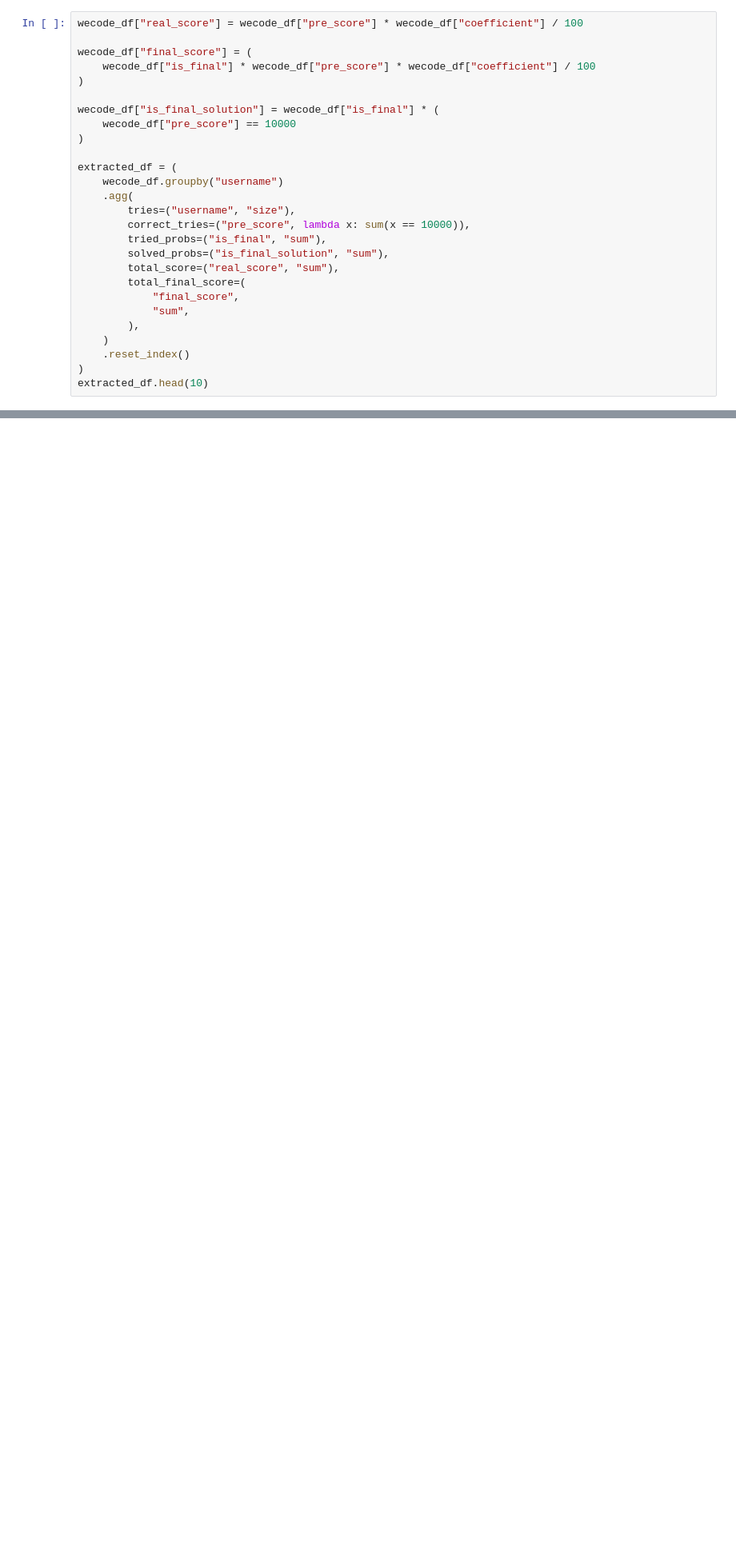
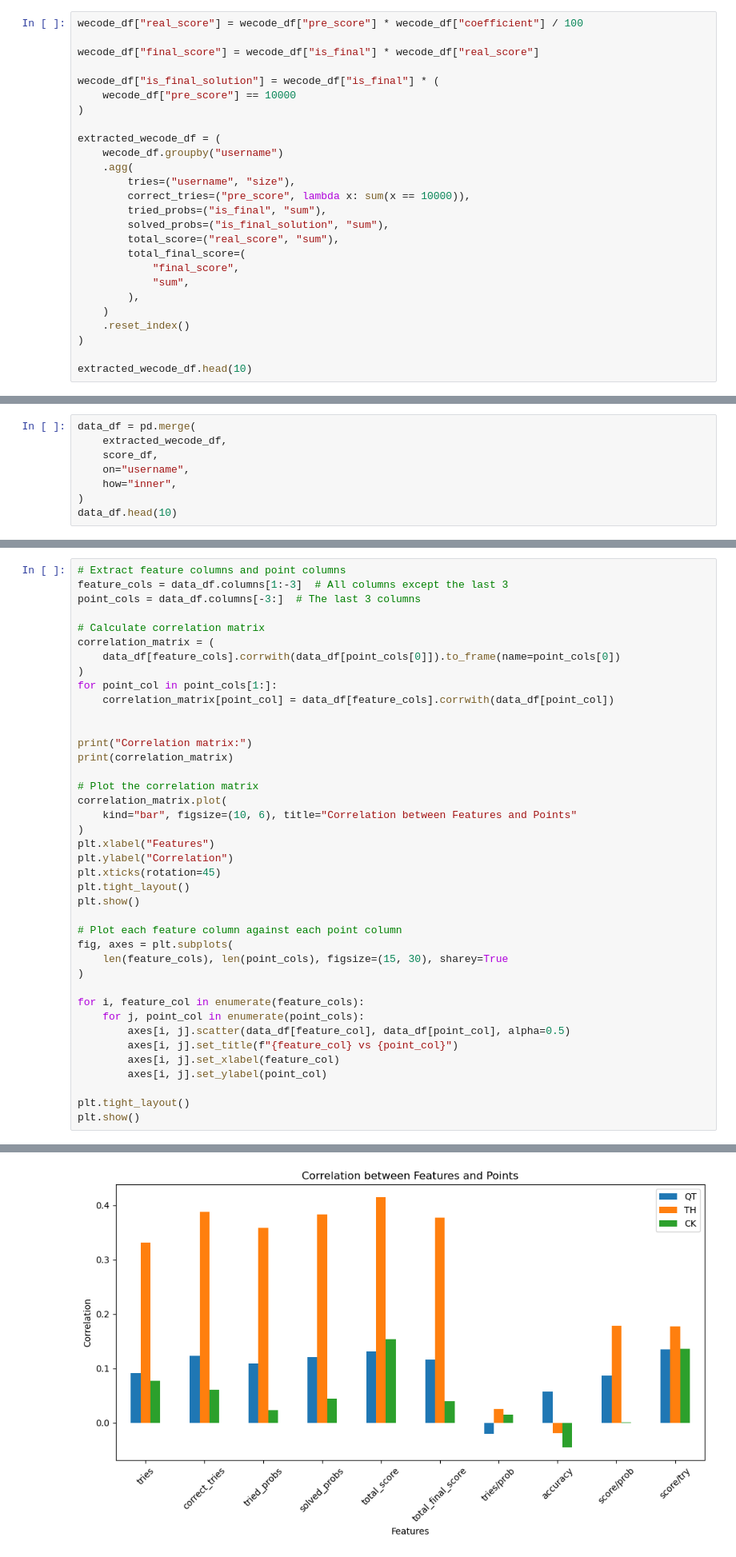
Before and after one commit to huapogba/may-hoc, a Jupyter notebook: wecode_prediction/23520199.ipynb, the cells around one changed output, grey strips where cells are left out. Shown at 80% size. Saved outputs shown, nothing was run; the diff lists cells and outputs as text; blank space fills up the shorter version.

```diff
--- a/wecode_prediction/23520199.ipynb
+++ b/wecode_prediction/23520199.ipynb
@@ -282,15 +286,13 @@ Thế nhưng, những đặc trưng đó chưa đủ để đánh giá năng l
 # %%
 wecode_df["real_score"] = wecode_df["pre_score"] * wecode_df["coefficient"] / 100
 
-wecode_df["final_score"] = (
-    wecode_df["is_final"] * wecode_df["pre_score"] * wecode_df["coefficient"] / 100
-)
+wecode_df["final_score"] = wecode_df["is_final"] * wecode_df["real_score"]
 
 wecode_df["is_final_solution"] = wecode_df["is_final"] * (
     wecode_df["pre_score"] == 10000
 )
 
-extracted_df = (
+extracted_wecode_df = (
     wecode_df.groupby("username")
     .agg(
         tries=("username", "size"),
@@ -305,7 +307,8 @@ extracted_df = (
     )
     .reset_index()
 )
-extracted_df.head(10)
+
+extracted_wecode_df.head(10)
 # %% [output]
 |  | username | tries | correct_tries | tried_probs | solved_probs | total_score | total_final_score |
 | 0 | 00b6dd4fc7eb817e03708c532016ef30c... | 147 | 54 | 46 | 46 | 809110.0 | 460000.0 |
@@ -339,3 +354,11 @@ extracted_df.head(10)
 | 7 | 016f87a7bd87f233a8633fba8a1ca7ef5... | 364 | 75 | 77 | 68 | 1774884.0 | 712916.0 | ... |
 | 8 | 017ec1bbad0d598e5a86ac3bd595b870b... | 218 | 86 | 91 | 85 | 1380711.0 | 881142.0 | ... |
 | 9 | 01ad03ec301749c033155fc17e657cc76... | 271 | 76 | 74 | 68 | 1404394.0 | 698146.0 | ... |
+# %%
+data_df = pd.merge(
+    extracted_wecode_df,
+    score_df,
+    on="username",
+    how="inner",
+)
+data_df.head(10)
@@ -345,0 +401,41 @@ extracted_df.head(10)
+# %%
+# Extract feature columns and point columns
+feature_cols = data_df.columns[1:-3]  # All columns except the last 3
+point_cols = data_df.columns[-3:]  # The last 3 columns
+
+# Calculate correlation matrix
+correlation_matrix = (
+    data_df[feature_cols].corrwith(data_df[point_cols[0]]).to_frame(name=point_cols[0])
+)
+for point_col in point_cols[1:]:
+    correlation_matrix[point_col] = data_df[feature_cols].corrwith(data_df[point_col])
+
+
+print("Correlation matrix:")
+print(correlation_matrix)
+
+# Plot the correlation matrix
+correlation_matrix.plot(
+    kind="bar", figsize=(10, 6), title="Correlation between Features and Points"
+)
+plt.xlabel("Features")
+plt.ylabel("Correlation")
+plt.xticks(rotation=45)
+plt.tight_layout()
+plt.show()
+
+# Plot each feature column against each point column
+fig, axes = plt.subplots(
+    len(feature_cols), len(point_cols), figsize=(15, 30), sharey=True
+)
+
+for i, feature_col in enumerate(feature_cols):
+    for j, point_col in enumerate(point_cols):
+        axes[i, j].scatter(data_df[feature_col], data_df[point_col], alpha=0.5)
+        axes[i, j].set_title(f"{feature_col} vs {point_col}")
+        axes[i, j].set_xlabel(feature_col)
+        axes[i, j].set_ylabel(point_col)
+
+plt.tight_layout()
+plt.show()
+# %% [output]
@@ -345,0 +454 @@ extracted_df.head(10)
+[figure, added]
```
Also changed, not shown: parts of 17 cells of this notebook, 1 other file.
